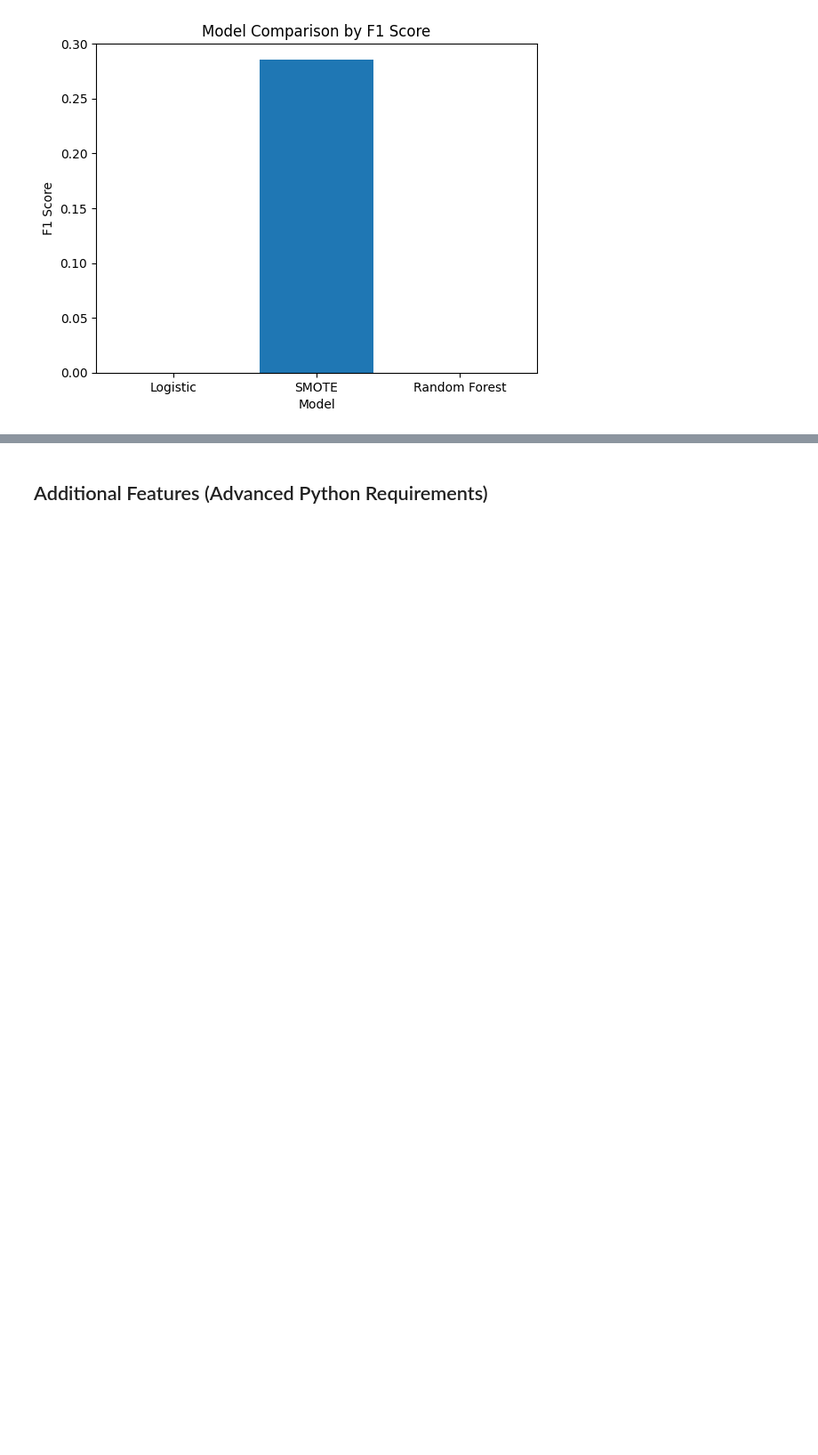
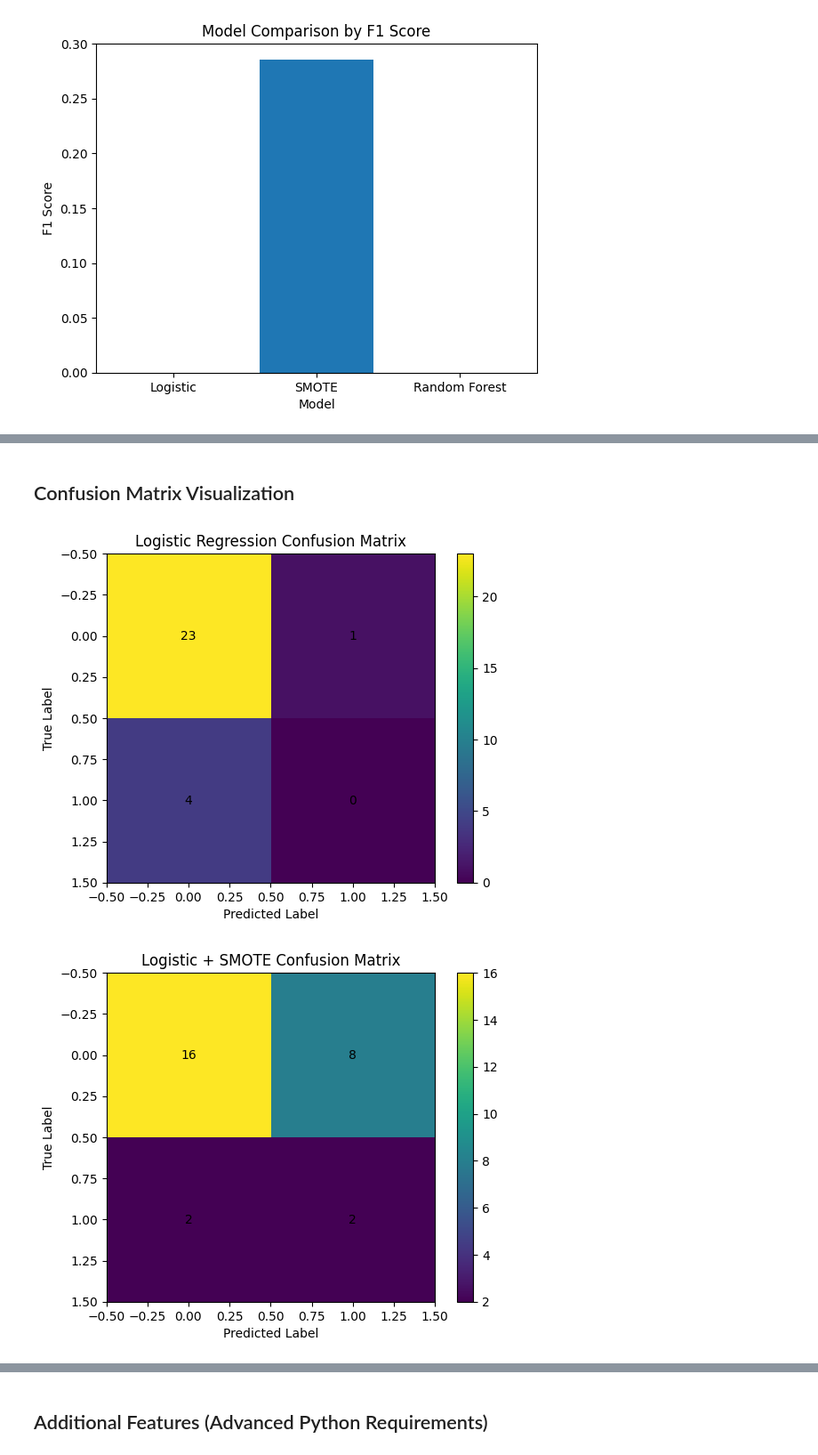
Before and after one commit to Yvvny/icu-mortality-prediction, a Jupyter notebook: main.ipynb, the cells around one changed output, grey strips where cells are left out. Shown at 89% size. Drawn from its saved outputs; the diff is of its cells as text; code cells hidden in the pictures; blank space fills up the shorter version.

```diff
--- a/main.ipynb
+++ b/main.ipynb
@@ -157,0 +180,9 @@ plot_model_f1_scores(f1_scores)
+# %% [markdown]
+## Confusion Matrix Visualization
+# %%
+plot_confusion_matrix(lr_results["confusion_matrix"], "Logistic Regression")
+plot_confusion_matrix(smote_results["confusion_matrix"], "Logistic + SMOTE")
+plot_confusion_matrix(rf_results["confusion_matrix"], "Random Forest")
+# %% [output]
+[figure, added]
+[figure, added]
```
Also changed, not shown: parts of 9 cells of this notebook, 1 other file.
